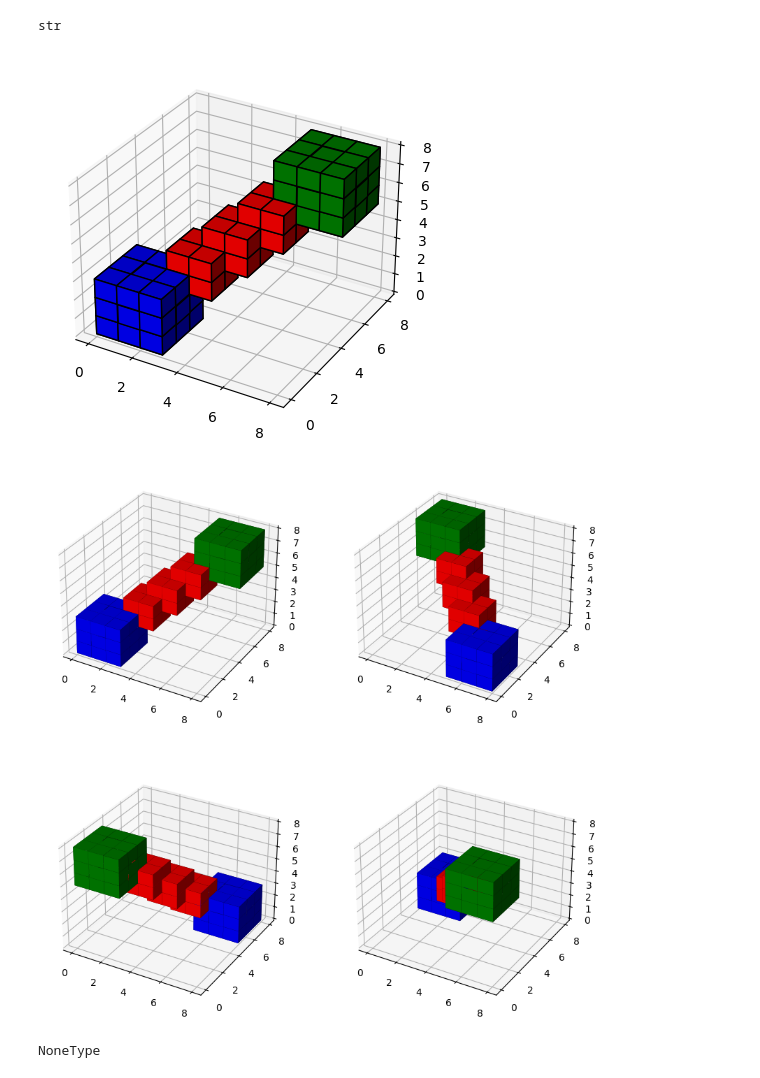
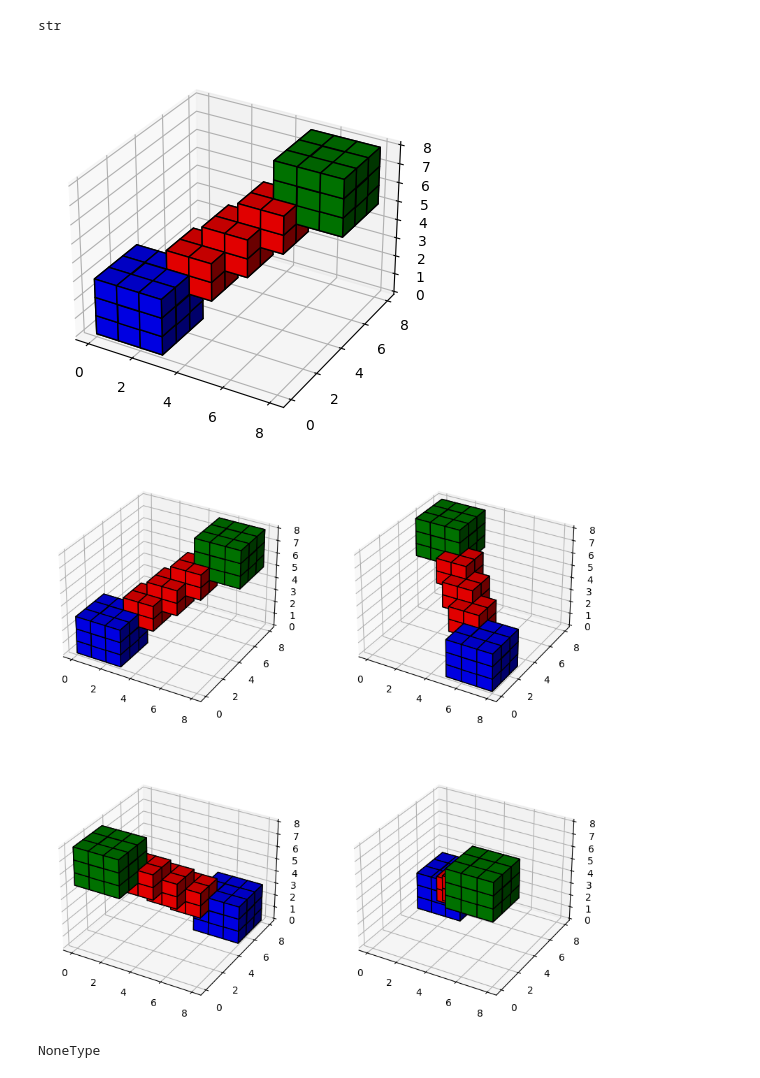
Before and after one commit to juan-garassino/deepSculpt, a Jupyter notebook: notebooks/voxels.ipynb, the cells around one changed output. Cells and saved outputs as stored; diff of their text form; code cells hidden in the pictures.

```diff
--- a/notebooks/voxels.ipynb
+++ b/notebooks/voxels.ipynb
@@ -51,38 +51,39 @@ fig, axes = plt.subplots(
 )
 
 axes = axes.ravel()  # flats
 
 axes[0].voxels(
     voxelarray,
     edgecolors="k",
-    linewidth=0.05,  facecolors=colors,
+    #linewidth=0.1,
+    facecolors=colors,
 )
 
 axes[1].voxels(
     np.rot90(voxelarray, 1),
     facecolors=np.rot90(colors, 1),
     edgecolors="k",
-    linewidth=0.05,
+    #linewidth=0.08,
 )
 
 axes[2].voxels(
     np.rot90(voxelarray, 2),
     facecolors=np.rot90(colors, 2),
     edgecolors="k",
-    linewidth=0.05,
+    #linewidth=0.05,
 )
 
 axes[3].voxels(
     np.rot90(voxelarray, 3),
     facecolors=np.rot90(colors, 3),
     edgecolors="k",
-    linewidth=0.05,
+    #linewidth=0.02,
 )
 
 plt.show()
 # %% [output]
 [figure]
-[figure, old version]
+[figure, new version]
 # %%
 type(colors[0][-1][0])
 # %% [output]
```
Also changed, not shown: parts of 2 cells of this notebook, 34 other files.
